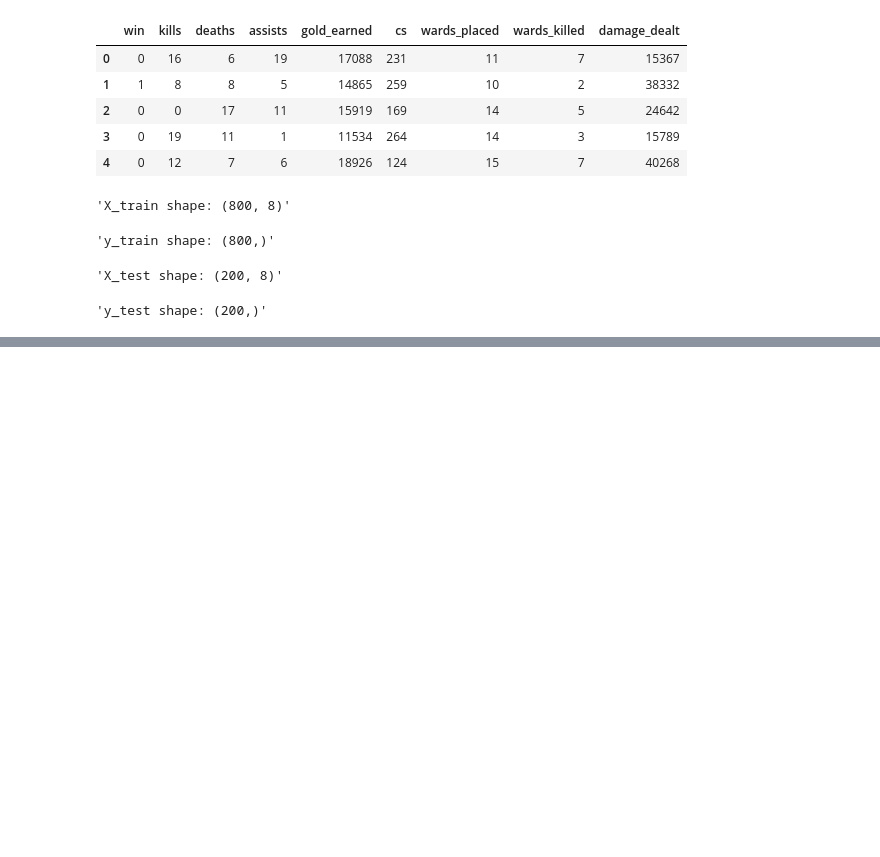
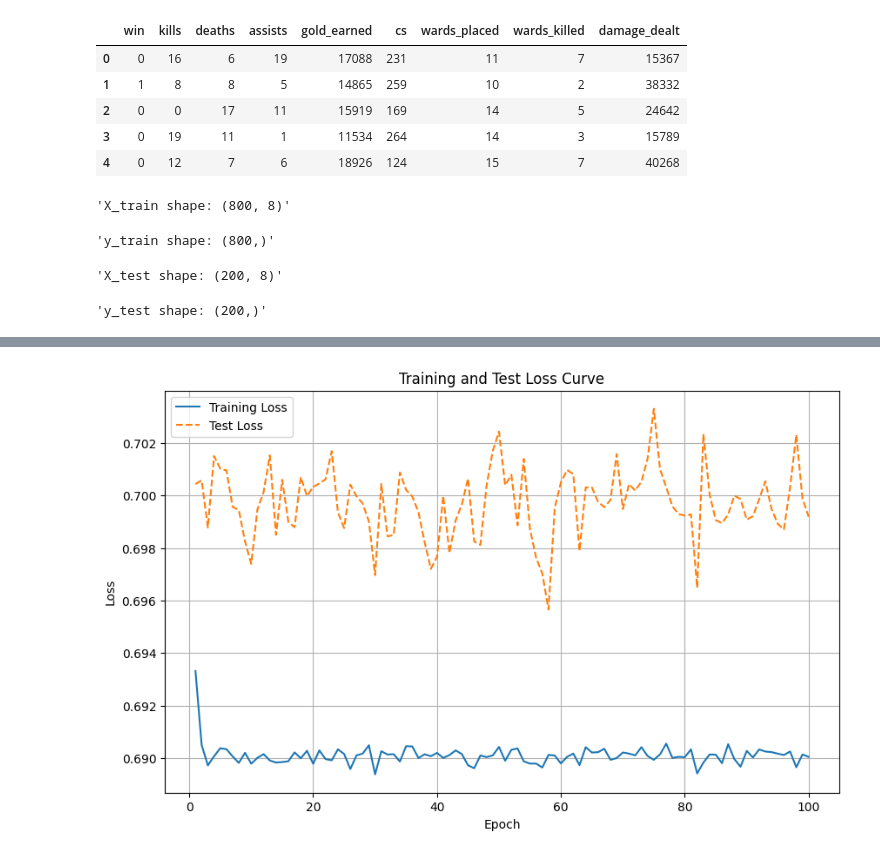
Before and after one commit to LovejeetM/classification_project, a Jupyter notebook: league_of_legends.ipynb, the cells around one changed output, grey strips where cells are left out. Cells and saved outputs as stored; diff of their text form; code cells hidden in the pictures; blank space fills up the shorter version.

Commit message:
league of legends match prediction project

```diff
--- a/league_of_legends.ipynb
+++ b/league_of_legends.ipynb
@@ -51,0 +52,19 @@ y_test = torch.tensor(y_test.values, dtype=torch.long)
+# %%
+# Creating model class
+class logistic_regression(nn.Module):
+    def __init__(self, n_inputs):
+        super(logistic_regression, self).__init__()
+        self.linear = nn.Linear(n_inputs, 1)
+    def forward(self, x):
+        yhat = torch.sigmoid(self.linear(x))
+        return yhat
+# %%
+# Initializing model with the imput columns
+model = logistic_regression(x_train.shape[1])
+# %%
+# Data loader
+train_dataset = TensorDataset(x_train, y_train)
+test_dataset = TensorDataset(x_test, y_test)
+
+train_loader = DataLoader(train_dataset, batch_size=2, shuffle=True)
+test_loader = DataLoader(test_dataset, batch_size=2, shuffle=False)
@@ -51,0 +77,4 @@ y_test = torch.tensor(y_test.values, dtype=torch.long)
+# %%
+# loss/cost function and optimizer
+criterion = nn.BCELoss()
+optimizer = torch.optim.SGD(model.parameters(), lr=0.01)
@@ -51,0 +142,12 @@ y_test = torch.tensor(y_test.values, dtype=torch.long)
+# %%
+plt.figure(figsize=(10, 6))
+plt.plot(range(1, epochs + 1), train_losses, label='Training Loss')
+plt.plot(range(1, epochs + 1), test_losses, label='Test Loss', linestyle='--')
+plt.xlabel('Epoch')
+plt.ylabel('Loss')
+plt.title('Training and Test Loss Curve')
+plt.legend()
+plt.grid(True)
+plt.show()
+# %% [output]
+[figure, added]
```
Also changed, not shown: parts of 12 cells of this notebook, 2 other files.
